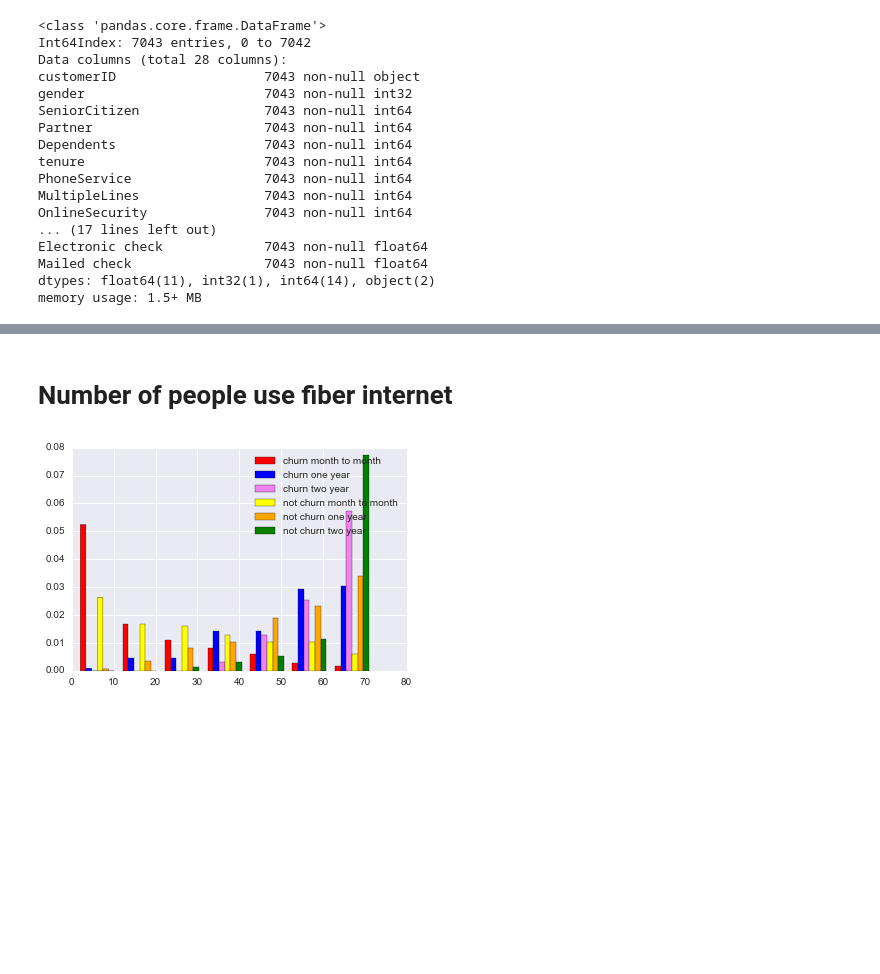
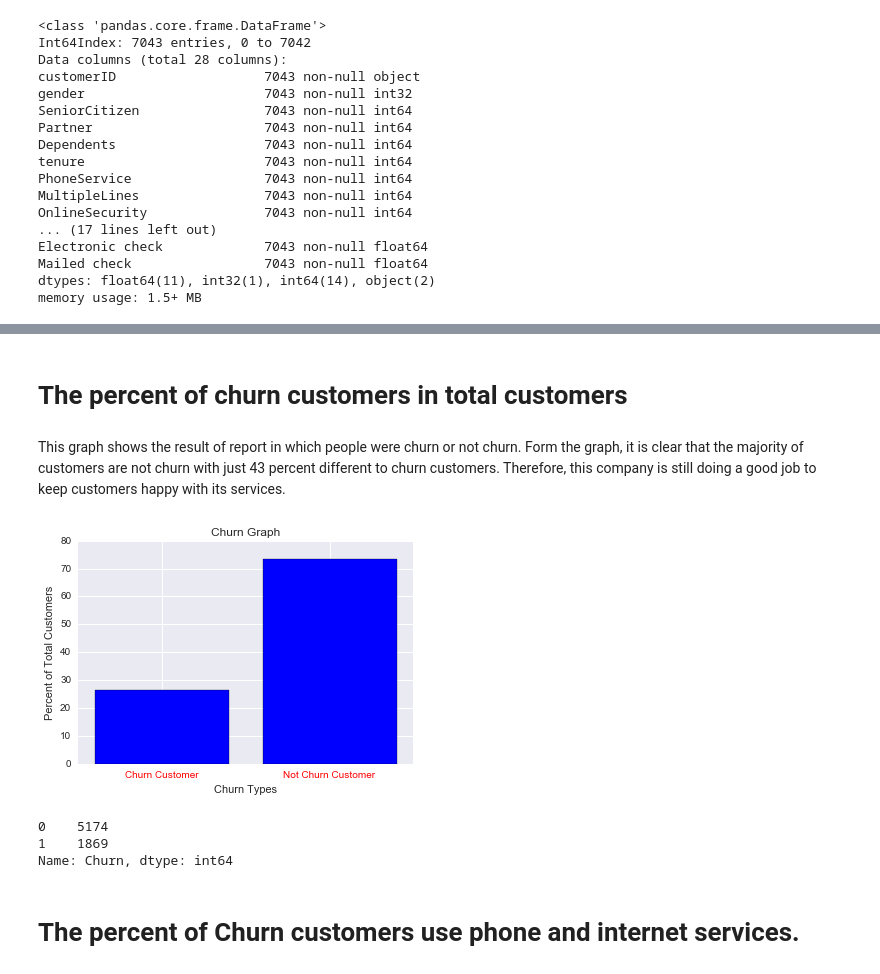
Before and after one commit to vinhpvu/Telco-customer-analytics, a Jupyter notebook: Untitled.ipynb, the cells around one changed output, grey strips where cells are left out. Drawn from its saved outputs; the diff is of its cells as text; code cells hidden in the pictures; blank space fills up the shorter version.

Commit message:
Done with data story

```diff
--- a/Untitled.ipynb
+++ b/Untitled.ipynb
@@ -268,25 +81,0 @@ plt.show()
-# %% [markdown]
-# Number of people use fiber internet
-# %%
-fiberchurn_datamonthly= churn_data[(churn_data["Fiber optic"]==1)&(churn_data["Month-to-month"]==1)]
-fiberchurn_dataone= churn_data[(churn_data["Fiber optic"]==1)&(churn_data["One year"]==1)]
-fiberchurn_datatwo= churn_data[(churn_data["Fiber optic"]==1)&(churn_data["Two year"]==1)]
-notfiberchurn_datamonthly= notchurn_customer[(notchurn_customer["Fiber optic"]==1)&(notchurn_customer["Month-to-month"]==1)]
-notfiberchurn_dataone= notchurn_customer[(notchurn_customer["Fiber optic"]==1)&(notchurn_customer["One year"]==1)]
-notfiberchurn_datatwo= notchurn_customer[(notchurn_customer["Fiber optic"]==1)&(notchurn_customer["Two year"]==1)]
-x_month = fiberchurn_datamonthly['tenure']
-y_one_year = fiberchurn_dataone['tenure']
-z_two_year= fiberchurn_datatwo['tenure']
-notx_month = notfiberchurn_datamonthly['tenure']
-noty_one_year = notfiberchurn_dataone['tenure']
-notz_two_year= notfiberchurn_datatwo['tenure']
-
-plt.figure()
-plt.hist([x_month,y_one_year,z_two_year,notx_month,noty_one_year,notz_two_year], bins=7, stacked=False ,
-         color=["red", "blue", "violet","yellow","orange","green"],
-         label=["churn month to month","churn one year","churn two year","not churn month to month","not churn one year","not churn two year"],
-         normed = True)
-plt.legend()
-plt.show()
-# %% [output]
-[figure, removed]
@@ -292,0 +84,28 @@ plt.show()
+# %% [markdown]
+# The percent of churn customers in total customers
+# %% [markdown]
+This graph shows the result of report in which people were churn or not churn. Form the graph, it is clear that the majority of customers are not churn with just 43 percent different to churn customers. Therefore, this company is still doing a good job to keep customers happy with its services.
+# %%
+churncustomer = len(customer[customer['Churn']==1])
+notchurncustomer = len(customer[customer['Churn']==0])
+customer_len=len(customer)
+churn_customer=churncustomer/float(customer_len)*100
+not_churn_customer=notchurncustomer/float(customer_len)*100
+x=[1,2]
+y=[churn_customer,not_churn_customer]
+plt.bar(x, y, color="blue",align = 'center')
+labels = ['Churn Customer', 'Not Churn Customer']
+plt.xticks(x,labels, color='red')
+
+plt.xlabel('Churn Types')
+plt.ylabel('Percent of Total Customers')
+plt.title('Churn Graph')
+plt.show()
+customer.Churn.value_counts()
+# %% [output]
+[figure, added]
+0    5174
+1    1869
+Name: Churn, dtype: int64
+# %% [markdown]
+# The percent of Churn customers use phone and internet services.
```
Also changed, not shown: parts of 41 cells of this notebook.
